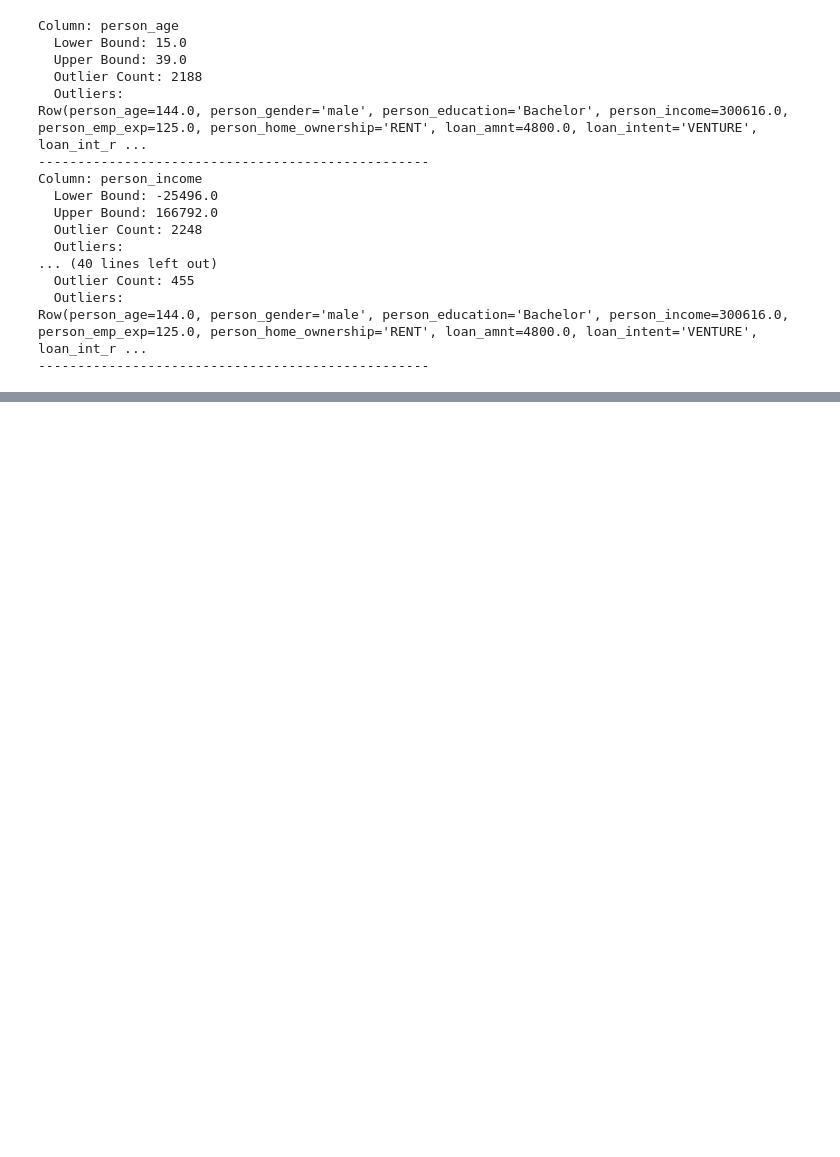
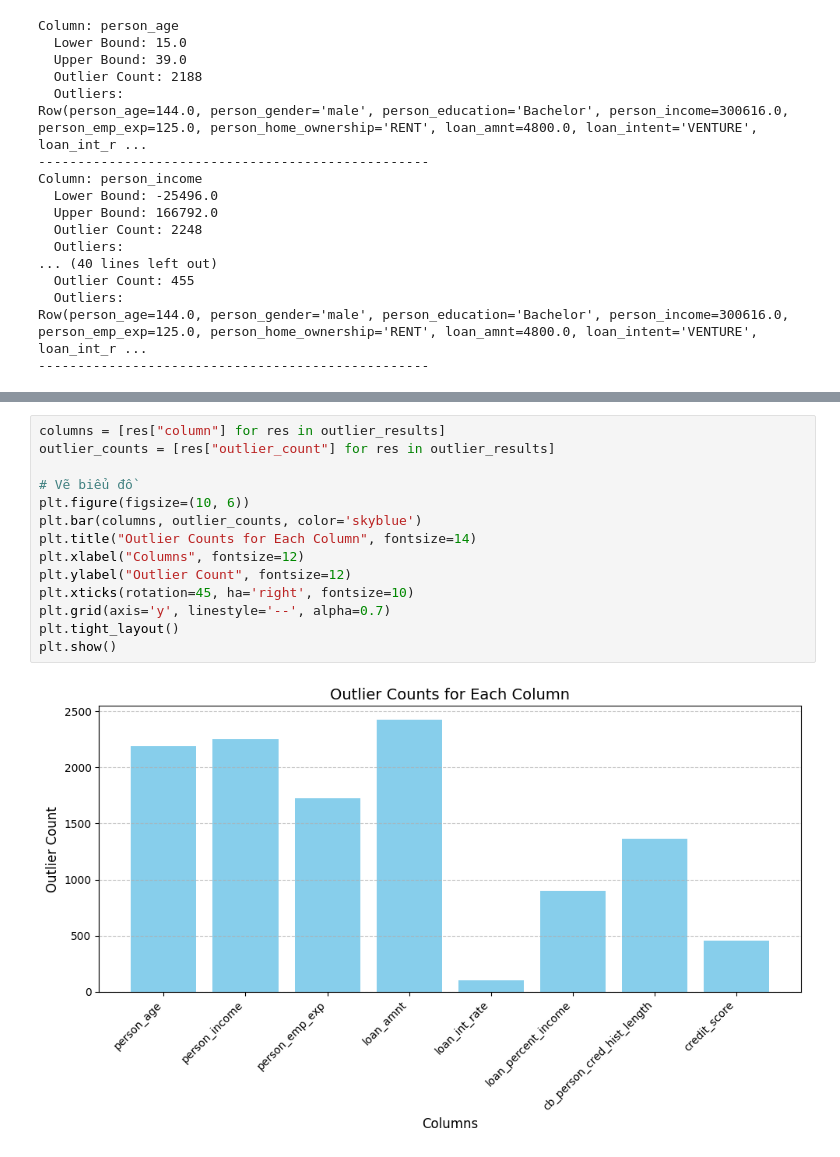
Before and after one commit to duongnguyen-dev/MLProd, a Jupyter notebook: notebooks/eda.ipynb, the cells around one changed output, grey strips where cells are left out. Cells and saved outputs as stored; diff of their text form; blank space fills up the shorter version.

```diff
--- a/notebooks/eda.ipynb
+++ b/notebooks/eda.ipynb
@@ -321,0 +335,16 @@ display(outlier_table)  # Display the table using display
+# %%
+columns = [res["column"] for res in outlier_results]
+outlier_counts = [res["outlier_count"] for res in outlier_results]
+
+# Vẽ biểu đồ
+plt.figure(figsize=(10, 6))
+plt.bar(columns, outlier_counts, color='skyblue')
+plt.title("Outlier Counts for Each Column", fontsize=14)
+plt.xlabel("Columns", fontsize=12)
+plt.ylabel("Outlier Count", fontsize=12)
+plt.xticks(rotation=45, ha='right', fontsize=10)
+plt.grid(axis='y', linestyle='--', alpha=0.7)
+plt.tight_layout()
+plt.show()
+# %% [output]
+[figure, added]
```
Also changed, not shown: parts of 16 cells of this notebook, 4 other files.
